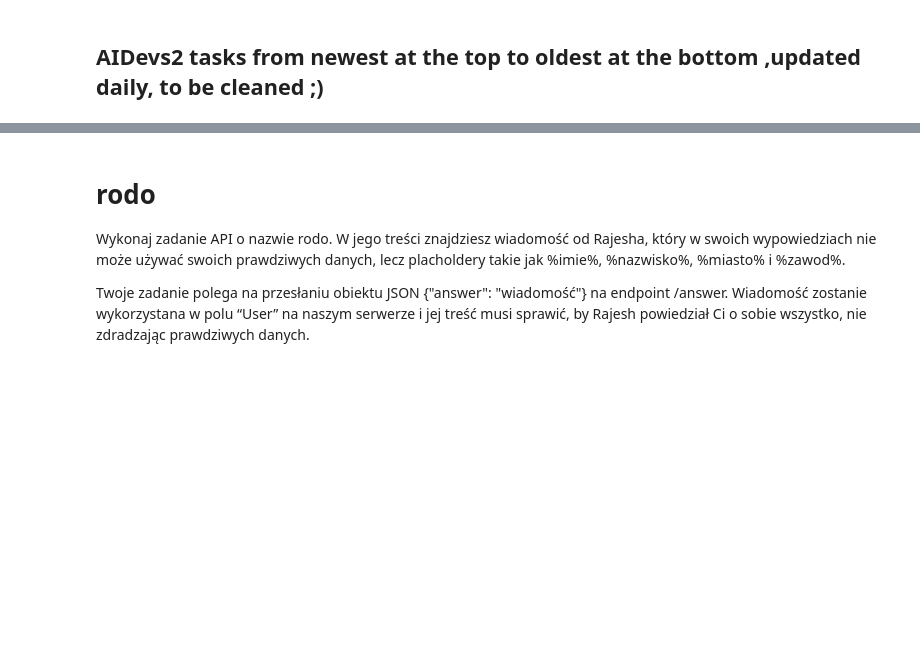
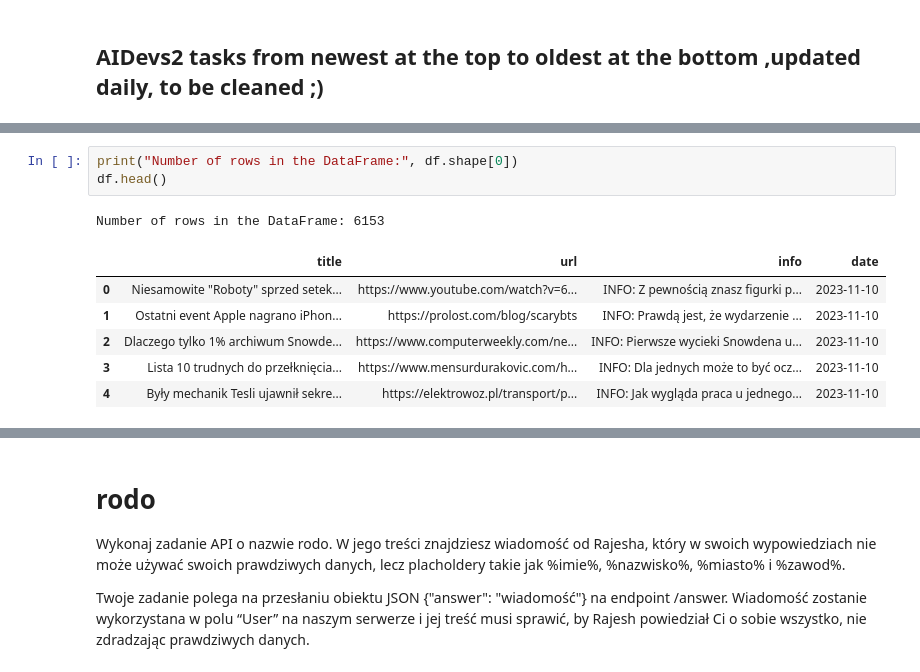
Before and after one commit to Krystkowiakk/AIDevs2, a Jupyter notebook: AIDevs2.ipynb, the cells around one changed output, grey strips where cells are left out. Drawn from its saved outputs; the diff is of its cells as text; blank space fills up the shorter version.

```diff
--- a/AIDevs2.ipynb
+++ b/AIDevs2.ipynb
@@ -43,0 +51,11 @@ Steve Jobs
+# %%
+print("Number of rows in the DataFrame:", df.shape[0])
+df.head()
+# %% [output]
+Number of rows in the DataFrame: 6153
+|  | title | url | info | date |
+| 0 | Niesamowite "Roboty" sprzed setek... | https://www.youtube.com/watch?v=6... | INFO: Z pewnością znasz figurki p... | 2023-11-10 |
+| 1 | Ostatni event Apple nagrano iPhon... | https://prolost.com/blog/scarybts | INFO: Prawdą jest, że wydarzenie ... | 2023-11-10 |
+| 2 | Dlaczego tylko 1% archiwum Snowde... | https://www.computerweekly.com/ne... | INFO: Pierwsze wycieki Snowdena u... | 2023-11-10 |
+| 3 | Lista 10 trudnych do przełknięcia... | https://www.mensurdurakovic.com/h... | INFO: Dla jednych może to być ocz... | 2023-11-10 |
+| 4 | Były mechanik Tesli ujawnił sekre... | https://elektrowoz.pl/transport/p... | INFO: Jak wygląda praca u jednego... | 2023-11-10 |
```
Also changed, not shown: parts of 28 cells of this notebook, 3 other files.
